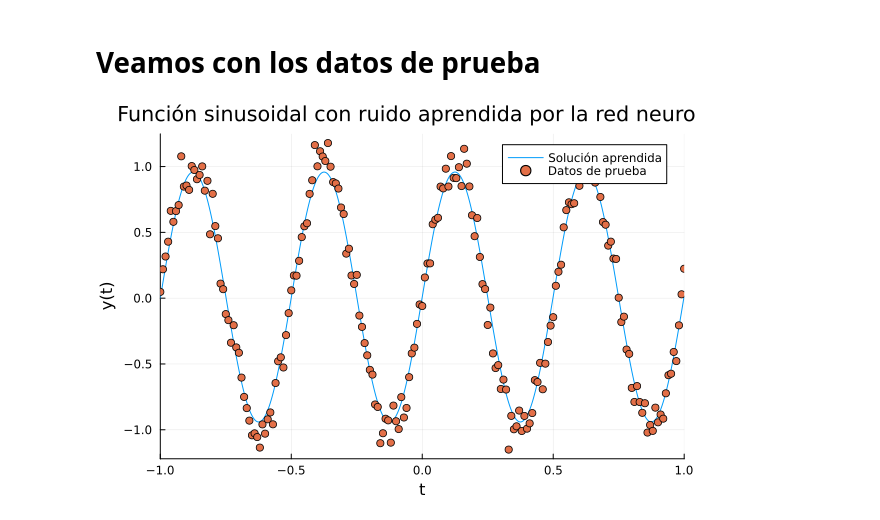
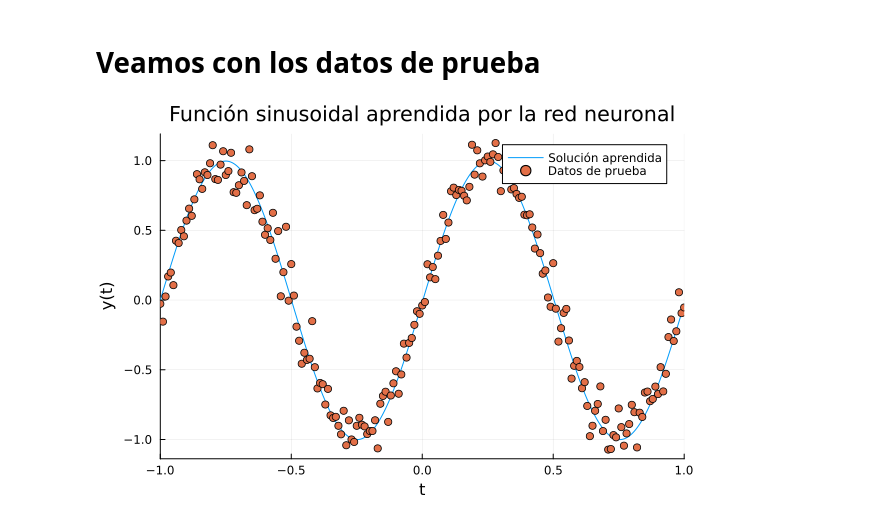
Before and after one commit to jp6879/TrackVersionsProgramsGit, a Jupyter notebook: MLTraining/1/1.3NODE.ipynb, the cells around one changed output. Drawn from its saved outputs; the diff is of its cells as text; code cells hidden in the pictures.

```diff
--- a/MLTraining/1/1.3NODE.ipynb
+++ b/MLTraining/1/1.3NODE.ipynb
@@ -12,7 +12,7 @@ Para esto tenémos que crear una ecuación diferencial parametrizada que me perm
 # %%
 function parametric_ode_system!(du,u,p,t)
     y = u
-    ω, A = p
-    du[1] = dy = A*4π*cos(ω*4π*t)
+    ω, A, B = p
+    du[1] = dy = A*cos(ω*2π*t) + B*sin(ω*2π*t)
   end;
 # %% [markdown]
@@ -22,10 +22,9 @@ tbegin = -1
 tstep = 0.01
 tend = 1
 trange = tbegin:tstep:tend
-p = rand(2)
-push!(p, 0.0)
+p = ones(3)
 tspan = (tbegin, tend)
-u0 = [p[3]];
+u0 = [0.0];
 # %% [markdown]
 Creamos el problema de ecuaciones diferenciales parametrizado. Además creamos lo que sería nuestra red neuronal que consiste en el resolvedor de ODEs.
 # %%
@@ -39,7 +38,7 @@ x = vcat(sol.u...);
 Generamos los datos de entrenamiento y datos de prueba de la función sinusoidal con ruido gaussiano
 # %%
 function sine_with_noise(t)
-    return sin(4π*t) + rand(Normal(0,0.1))
+    return sin(2π*t) + rand(Normal(0,0.1))
 end;
 # %%
 dataset_outs = [sine_with_noise.(trange)]
@@ -152,11 +151,11 @@ Maxima precisión en datos de enetrenamiento: 94.5273631840796
 # %% [markdown]
 # Veamos con los datos de prueba
 # %%
-plot(solve(remake(prob, p=p), Tsit5()), label = "Solución aprendida", title = "Función sinusoidal con ruido aprendida por la red neuronal",
+plot(solve(remake(prob, p=p), Tsit5()), label = "Solución aprendida", title = "Función sinusoidal aprendida por la red neuronal",
 ylabel = "y(t)")
 scatter!(trange, test_dataset, label = "Datos de prueba")
 # %% [output]
-[figure, old version]
+[figure, new version]
 # %%
 plot(losses_test, xlabel = "Épocas", ylabel = "Pérdida", title = "Pérdida datos de entrenamiento vs Épocas")
 # %% [output]
```
Also changed, not shown: parts of 10 cells of this notebook, 1 other file.
